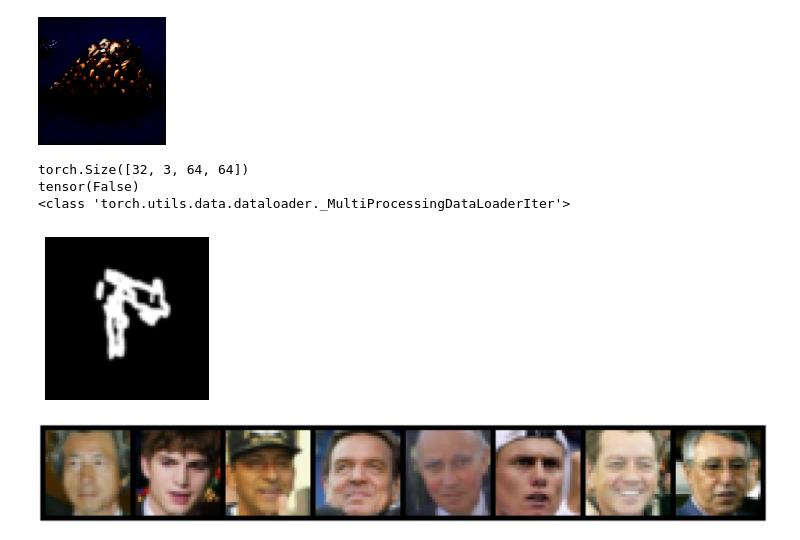
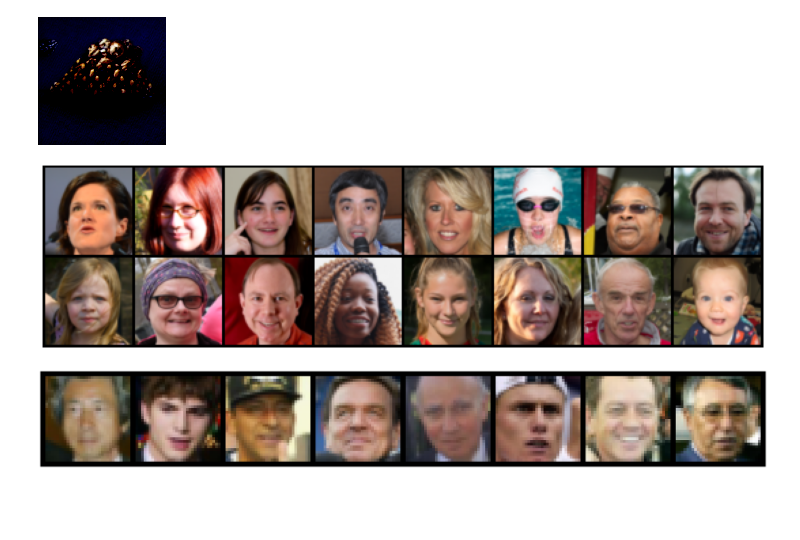
Before and after one commit to Eva427/CICR-Impainting, a Jupyter notebook: test.ipynb, the cells around one changed output. Cells and saved outputs as stored; diff of their text form; code cells hidden in the pictures; blank space fills up the shorter version.

```diff
--- a/test.ipynb
+++ b/test.ipynb
@@ -298,33 +298,35 @@ def plot(image):
 # %%
 from torchvision.datasets.folder import ImageFolder
 from torchvision import transforms
 from torch.utils.data import DataLoader
 import torch
+import matplotlib.pyplot as plt
+import numpy as np
+from torchvision.utils import make_grid
+
+def plot_img(x):
+    img_grid = make_grid(x[:16])
+    plt.figure(figsize=(20,15))
+    plt.imshow(img_grid.cpu().permute(1, 2, 0))
+    plt.axis('off')
 
 resize   = (64 , 64)
-path = "data/masks"
+path = "data/flickr"
 
 transformations = [
          transforms.Resize(resize),
          transforms.ToTensor()
 ]
 
 process = transforms.Compose(transformations)
 dataset = ImageFolder(path, process)
 masks   = DataLoader(dataset, batch_size=32,
                               shuffle=True,
                               num_workers=2)
 x,_ = next(iter(masks))
-print(x.shape)
-plot(x[0])
-
-print((x[0] > 1.).any())
-print(type(iter(masks)))
+plot_img(x)
 # %% [output]
-torch.Size([32, 3, 64, 64])
-tensor(False)
-<class 'torch.utils.data.dataloader._MultiProcessingDataLoaderIter'>
-[figure, old version]
+[figure, new version]
 # %%
 import impaintingLib as imp
 import torch
```
Also changed, not shown: 40 other files.
